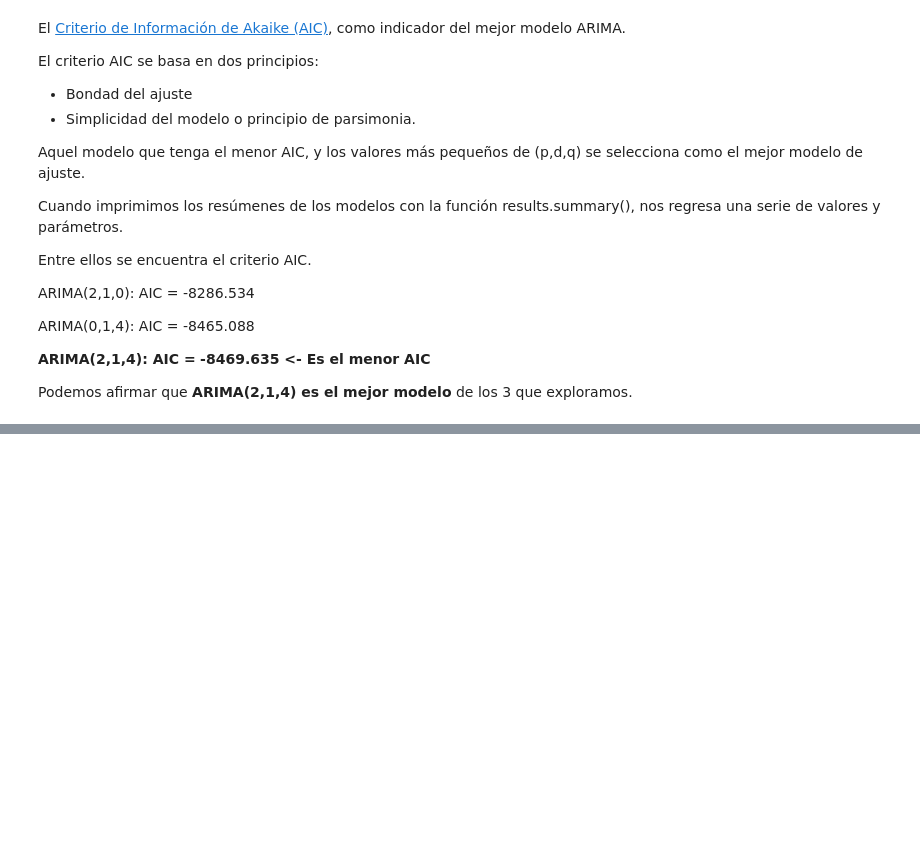
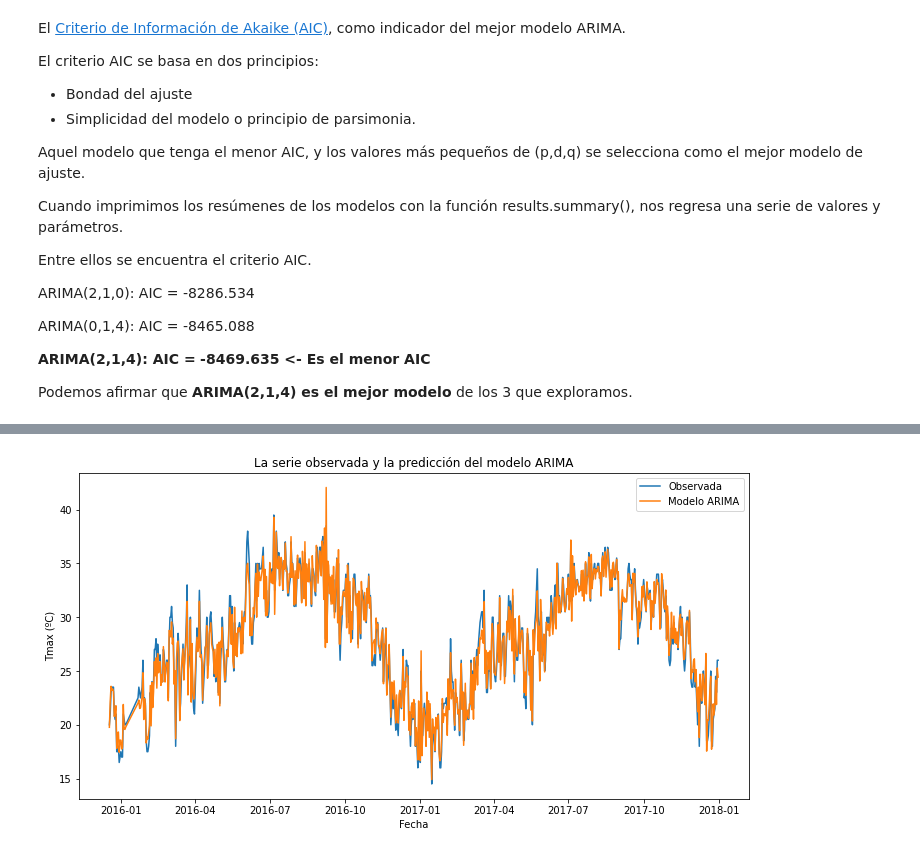
Before and after one commit to carloslizarragac/FisicaComputacional1, a Jupyter notebook: Actividad6.ipynb, the cells around one changed output, grey strips where cells are left out. Cells and saved outputs as stored; diff of their text form; code cells hidden in the pictures; blank space fills up the shorter version.

```diff
--- a/Actividad6.ipynb
+++ b/Actividad6.ipynb
@@ -568,0 +642,12 @@ Podemos afirmar que **ARIMA(2,1,4) es el mejor modelo** de los 3 que exploramos.
+# %%
+# Graficamos sólo los útimos datos de las series
+ts_test_last = ts_test.tail(730)
+predictions_ARIMA_last = predictions_ARIMA.tail(730)
+plt.plot(ts_test_last, label='Observada');
+plt.plot(predictions_ARIMA_last, label='Modelo ARIMA');
+plt.xlabel('Fecha')
+plt.ylabel('Tmax (ºC)')
+plt.title('La serie observada y la predicción del modelo ARIMA')
+plt.legend(loc='best');
+# %% [output]
+[figure, added]
```
Also changed, not shown: parts of 10 cells of this notebook.
